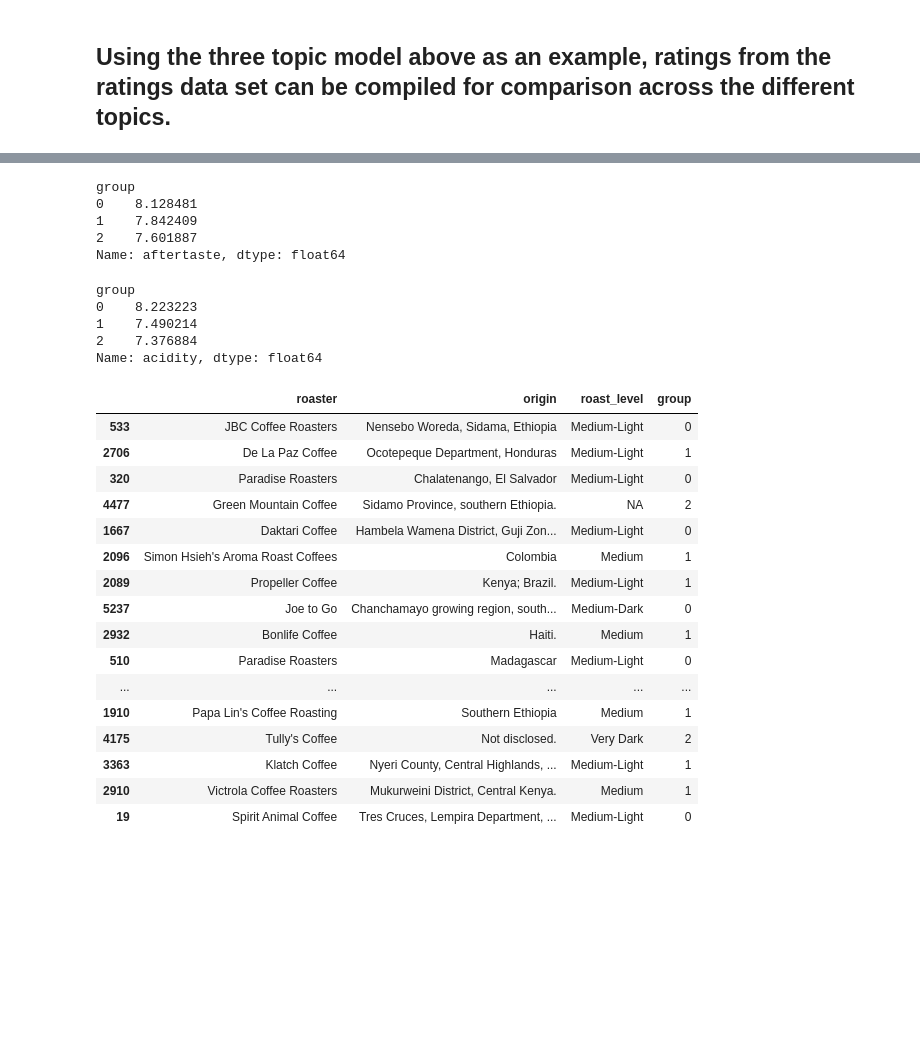
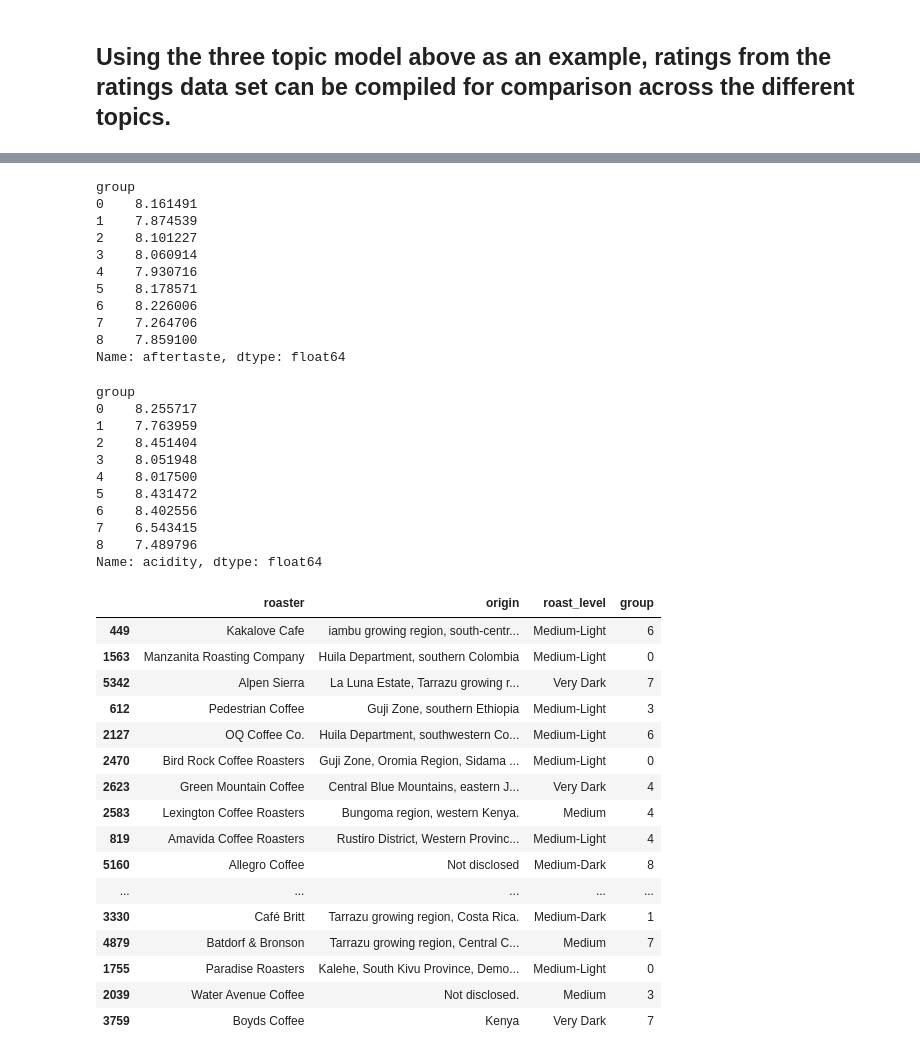
Before and after one commit to ejfeldman7/coffee-reviews-nlp, a Jupyter notebook: Notebooks/nmf.ipynb, the cells around one changed output, grey strips where cells are left out. Cells and saved outputs as stored; diff of their text form; code cells hidden in the pictures; blank space fills up the shorter version.

Commit message:
Added and updated notebooks
Updates: models and nmf
New: sentiment analysis and topic exploration

```diff
--- a/Notebooks/nmf.ipynb
+++ b/Notebooks/nmf.ipynb
@@ -577,13 +341,2 @@ gesha, variety, floral, world, geisha, beans, trees, continues, crisp, unique
 # %% [markdown]
 ## Assignments to the different topics for each review were added to the original text datarame for further analysis
-# %%
-df['Two Topic'] = doc_topic2.argmax(axis=1)
-df['Three Topic'] = doc_topic3.argmax(axis=1)
-df['Four Topic'] = doc_topic4.argmax(axis=1)
-df['Five Topic'] = doc_topic5.argmax(axis=1)
-df['Six Topic'] = doc_topic6.argmax(axis=1)
-df['Seven Topic'] = doc_topic7.argmax(axis=1)
-df['Eight Topic'] = doc_topic8.argmax(axis=1)
-df['Nine Topic'] = doc_topic9.argmax(axis=1)
-df['Ten Topic'] = doc_topic10.argmax(axis=1)
-df.sample(3)
@@ -633,7 +404,7 @@ combined = pd.DataFrame()
 combined['roaster'] = df['Roaster']
 combined['origin'] = ratings['Coffee Origin']
 combined['roast_level'] = ratings['Roast Level']
-combined['group'] = df['Three Topic']
+combined['group'] = df['Topic']
 combined['rating'] = ratings.Overall
 combined['aroma'] = ratings.Aroma
 combined['body'] = ratings.Body
@@ -703,9 +498,15 @@ combined.aftertaste = combined.aftertaste.round(0)
 combined[combined.aftertaste>0].groupby(by='group').aftertaste.mean()
 # %% [output]
 group
-0    8.128481
-1    7.842409
-2    7.601887
+0    8.161491
+1    7.874539
+2    8.101227
+3    8.060914
+4    7.930716
+5    8.178571
+6    8.226006
+7    7.264706
+8    7.859100
 Name: aftertaste, dtype: float64
 # %%
 # How does the acidity rating of coffee compare across the three topics?
@@ -719,31 +520,37 @@ combined.acidity = combined.acidity.round(0)
 combined[combined.acidity>0].groupby(by='group').acidity.mean()
 # %% [output]
 group
-0    8.223223
-1    7.490214
-2    7.376884
+0    8.255717
+1    7.763959
+2    8.451404
+3    8.051948
+4    8.017500
+5    8.431472
+6    8.402556
+7    6.543415
+8    7.489796
 Name: acidity, dtype: float64
 # %%
-three_groups = combined[combined['origin'].isnull() == False][['roaster','origin','roast_level','group']]
-three_groups.sample(20)
+topic_df = combined[combined['origin'].isnull() == False][['roaster','origin','roast_level','group']]
+topic_df.sample(20)
 # %% [output]
 |  | roaster | origin | roast_level | group |
-| 533 | JBC Coffee Roasters | Nensebo Woreda, Sidama, Ethiopia | Medium-Light | 0 |
-| 2706 | De La Paz Coffee | Ocotepeque Department, Honduras | Medium-Light | 1 |
-| 320 | Paradise Roasters | Chalatenango, El Salvador | Medium-Light | 0 |
-| 4477 | Green Mountain Coffee | Sidamo Province, southern Ethiopia. | NA | 2 |
-| 1667 | Daktari Coffee | Hambela Wamena District, Guji Zon... | Medium-Light | 0 |
-| 2096 | Simon Hsieh's Aroma Roast Coffees | Colombia | Medium | 1 |
-| 2089 | Propeller Coffee | Kenya; Brazil. | Medium-Light | 1 |
-| 5237 | Joe to Go | Chanchamayo growing region, south... | Medium-Dark | 0 |
-| 2932 | Bonlife Coffee | Haiti. | Medium | 1 |
-| 510 | Paradise Roasters | Madagascar | Medium-Light | 0 |
+| 449 | Kakalove Cafe | iambu growing region, south-centr... | Medium-Light | 6 |
+| 1563 | Manzanita Roasting Company | Huila Department, southern Colombia | Medium-Light | 0 |
+| 5342 | Alpen Sierra | La Luna Estate, Tarrazu growing r... | Very Dark | 7 |
+| 612 | Pedestrian Coffee | Guji Zone, southern Ethiopia | Medium-Light | 3 |
+| 2127 | OQ Coffee Co. | Huila Department, southwestern Co... | Medium-Light | 6 |
+| 2470 | Bird Rock Coffee Roasters | Guji Zone, Oromia Region, Sidama ... | Medium-Light | 0 |
+| 2623 | Green Mountain Coffee | Central Blue Mountains, eastern J... | Very Dark | 4 |
+| 2583 | Lexington Coffee Roasters | Bungoma region, western Kenya. | Medium | 4 |
+| 819 | Amavida Coffee Roasters | Rustiro District, Western Provinc... | Medium-Light | 4 |
+| 5160 | Allegro Coffee | Not disclosed | Medium-Dark | 8 |
 | ... | ... | ... | ... | ... |
-| 1910 | Papa Lin's Coffee Roasting | Southern Ethiopia | Medium | 1 |
-| 4175 | Tully's Coffee | Not disclosed. | Very Dark | 2 |
-| 3363 | Klatch Coffee | Nyeri County, Central Highlands, ... | Medium-Light | 1 |
-| 2910 | Victrola Coffee Roasters | Mukurweini District, Central Kenya. | Medium | 1 |
-| 19 | Spirit Animal Coffee | Tres Cruces, Lempira Department, ... | Medium-Light | 0 |
+| 3330 | Café Britt | Tarrazu growing region, Costa Rica. | Medium-Dark | 1 |
+| 4879 | Batdorf & Bronson | Tarrazu growing region, Central C... | Medium | 7 |
+| 1755 | Paradise Roasters | Kalehe, South Kivu Province, Demo... | Medium-Light | 0 |
+| 2039 | Water Avenue Coffee | Not disclosed. | Medium | 3 |
+| 3759 | Boyds Coffee | Kenya | Very Dark | 7 |
 # %%
 with open('combined.pickle', 'wb') as to_write:
     pickle.dump(combined, to_write)
```
Also changed, not shown: parts of 53 cells of this notebook, 3 other files.
